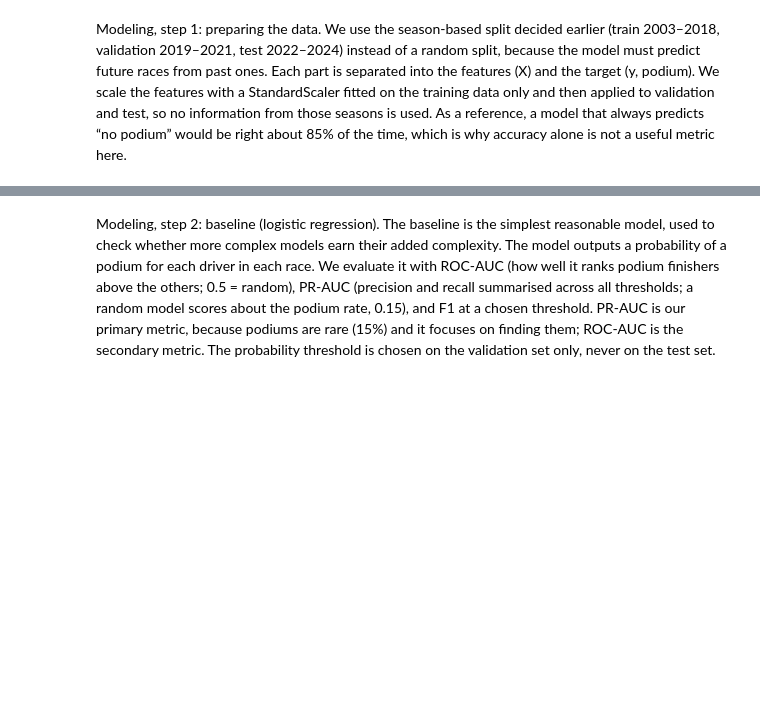
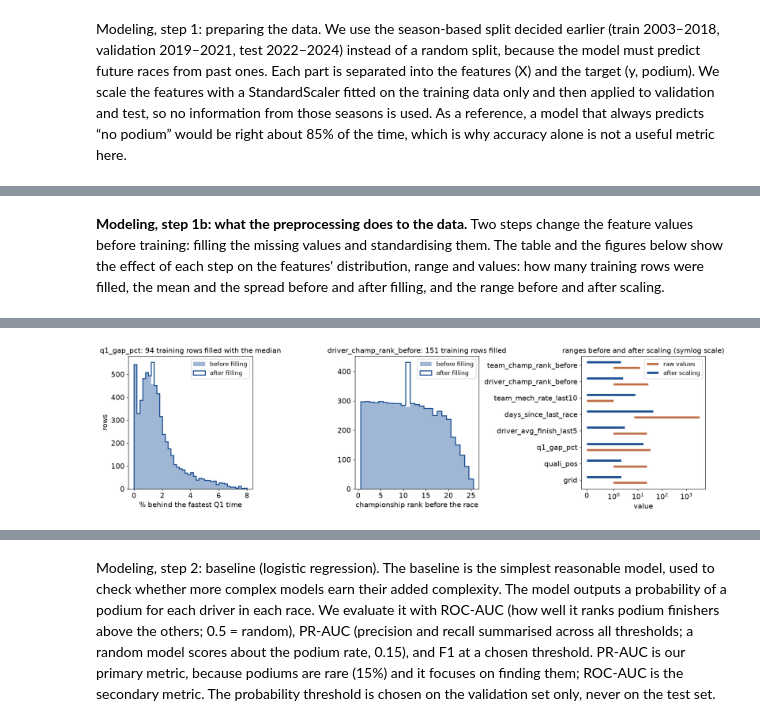
Before and after one commit to YShimy/f1-project-ms1, a Jupyter notebook: f1-project-ms1.ipynb, the cells around one changed output, grey strips where cells are left out. Saved outputs shown, nothing was run; the diff lists cells and outputs as text; code cells hidden in the pictures; blank space fills up the shorter version.

```diff
--- a/f1-project-ms1.ipynb
+++ b/f1-project-ms1.ipynb
@@ -1544,0 +2333,77 @@ print(f"\nAlways predicting 'no podium' would be right {1 - y_val.mean():.1%} of
+# %% [markdown]
+**Modeling, step 1b: what the preprocessing does to the data.** Two steps change the feature values before training: filling the missing values and standardising them. The table and the figures below show the effect of each step on the features' distribution, range and values: how many training rows were filled, the mean and the spread before and after filling, and the range before and after scaling.
+# %%
+# How much does the preprocessing change the data? (effect on distribution, range and values)
+# "Before" is the value before filling: the rows that were filled are marked by the missing flags
+# (and rookies by driver_prev_races == 0), so we can put them back to NaN and compare.
+train_rows = model_table[model_table['split'] == 'train']
+
+flag_of = {'q1_gap_pct': 'q1_gap_missing',
+           'driver_champ_rank_before': 'driver_rank_missing',
+           'team_champ_rank_before': 'team_rank_missing',
+           'team_mech_rate_last10': 'team_form_missing',
+           'team_podiums_last5': 'team_form_missing'}
+rookie_cols = ['driver_podiums_last5', 'driver_avg_finish_last5', 'days_since_last_race']
+
+def value_before_filling(col):
+    """The training column as it was before the missing values were filled."""
+    s = train_rows[col].astype(float).copy()
+    if col in flag_of:
+        s[train_rows[flag_of[col]] == 1] = np.nan
+    if col in rookie_cols:
+        s[train_rows['driver_prev_races'] == 0] = np.nan
+    return s
+
+X_train_scaled_df = pd.DataFrame(X_train_scaled, columns=feature_cols, index=X_train.index)
+
+shown = ['grid', 'quali_pos', 'q1_gap_pct', 'driver_avg_finish_last5', 'days_since_last_race',
+         'team_mech_rate_last10', 'driver_champ_rank_before', 'team_champ_rank_before']
+
+rows = []
+for col in shown:
+    before = value_before_filling(col)
+    filled = X_train[col].astype(float)
+    scaled = X_train_scaled_df[col]
+    rows.append({'feature': col,
+                 'filled': int(before.isna().sum()),
+                 'range before': f"{before.min():.2f} to {before.max():.2f}",
+                 'mean before': round(before.mean(), 3),
+                 'sd before': round(before.std(), 3),
+                 'mean filled': round(filled.mean(), 3),
+                 'sd filled': round(filled.std(), 3),
+                 'range scaled': f"{scaled.min():.2f} to {scaled.max():.2f}",
+                 'sd scaled': round(scaled.std(), 3)})
+
+preprocessing_effect = pd.DataFrame(rows)
+print("Effect of filling and scaling on the training seasons\n")
+print(preprocessing_effect.to_string(index=False))
+
+# Three views of the same two steps: filling (left, middle) and scaling (right).
+plt.rcParams.update({'font.size': 13, 'axes.titlesize': 13, 'legend.fontsize': 11})
+fig, axes = plt.subplots(1, 3, figsize=(16, 4.6))
+
+bins = np.linspace(0, 8, 41)
+axes[0].hist(value_before_filling('q1_gap_pct').dropna(), bins=bins, color='#9fb6d4', label='before filling')
+axes[0].hist(X_train['q1_gap_pct'], bins=bins, histtype='step', color='#1b4f91', lw=1.8, label='after filling')
+axes[0].set_title('q1_gap_pct: 94 training rows filled with the median')
+axes[0].set_xlabel('% behind the fastest Q1 time'); axes[0].set_ylabel('rows'); axes[0].legend()
+
+bins = np.arange(0.5, 26, 1)
+axes[1].hist(value_before_filling('driver_champ_rank_before').dropna(), bins=bins, color='#9fb6d4', label='before filling')
+axes[1].hist(X_train['driver_champ_rank_before'], bins=bins, histtype='step', color='#1b4f91', lw=1.8, label='after filling')
+axes[1].set_title('driver_champ_rank_before: 151 training rows filled')
+axes[1].set_xlabel('championship rank before the race'); axes[1].legend()
+
+for offset, colour, label in [(-0.18, '#c0724a', 'raw values'), (0.18, '#1b4f91', 'after scaling')]:
+    for k, col in enumerate(shown):
+        v = X_train[col].astype(float) if label == 'raw values' else X_train_scaled_df[col]
+        axes[2].plot([max(v.min(), 1e-3), v.max()], [k + offset] * 2, color=colour, lw=4,
+                     solid_capstyle='butt', label=label if k == 0 else None)
+axes[2].set_xscale('symlog', linthresh=1)
+axes[2].set_yticks(range(len(shown))); axes[2].set_yticklabels(shown)
+axes[2].set_title('ranges before and after scaling (symlog scale)')
+axes[2].set_xlabel('value'); axes[2].legend()
+
+plt.tight_layout(); plt.show()
+plt.rcParams.update(plt.rcParamsDefault)
+# %% [output]
@@ -1544,0 +2421 @@ print(f"\nAlways predicting 'no podium' would be right {1 - y_val.mean():.1%} of
+[figure, added]
```
Also changed, not shown: parts of 96 cells of this notebook, 2 other files.
